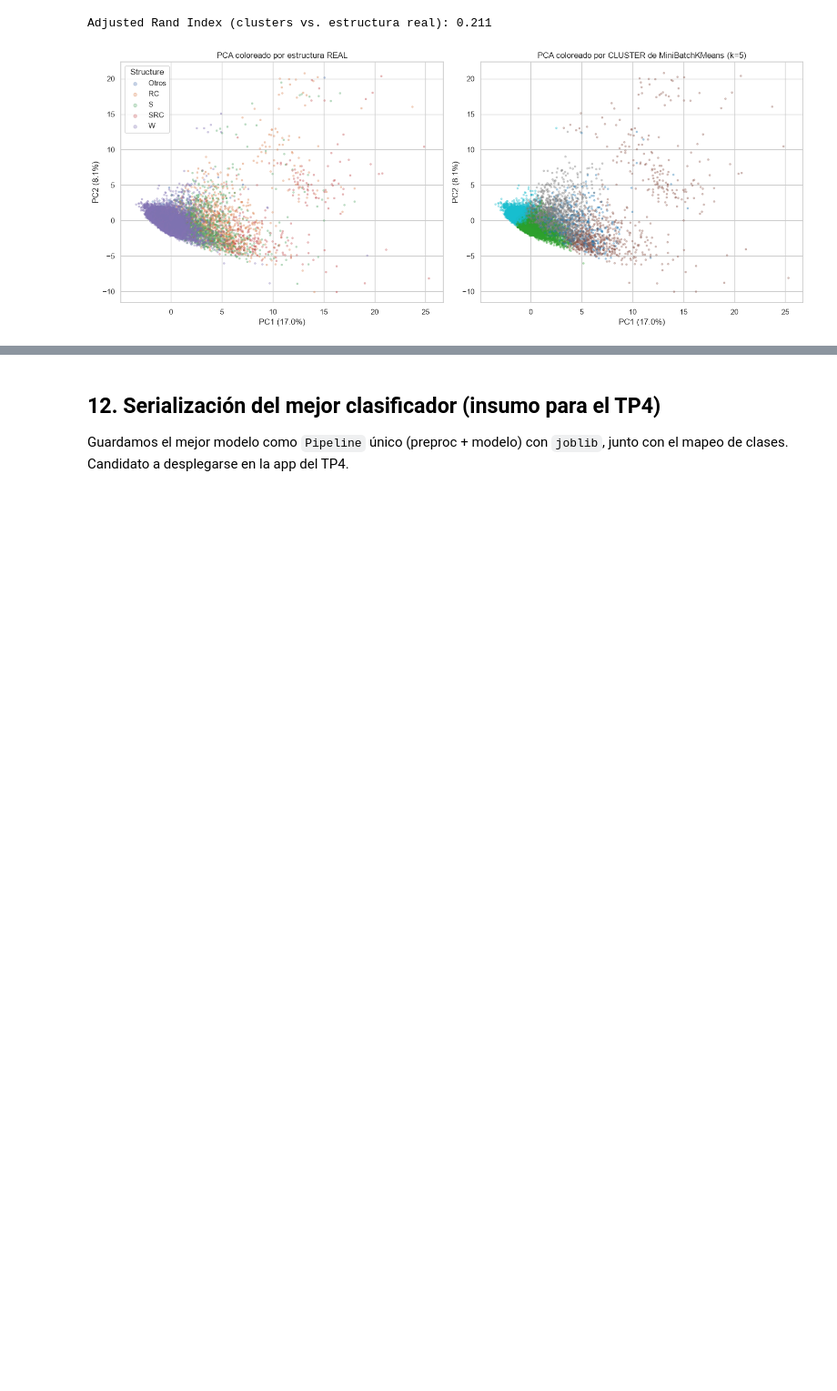
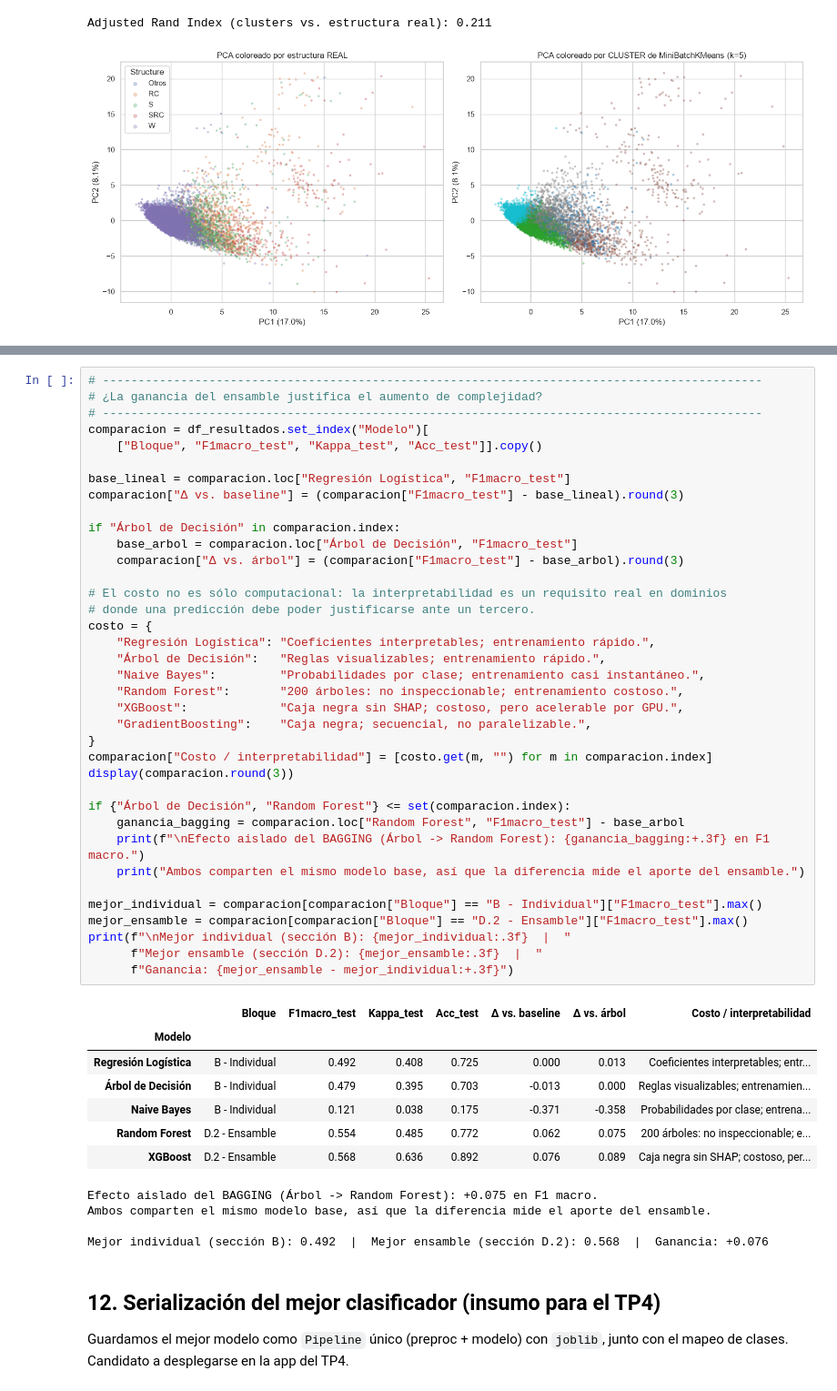
Before and after one commit to cjimenezmolano/Trabajo_Final_IA-I, a Jupyter notebook: notebooks/TP3_Clasificacion_Tokyo.ipynb, the cells around one changed output, grey strips where cells are left out. Shown at 91% size. Drawn from its saved outputs; the diff is of its cells as text; blank space fills up the shorter version.

```diff
--- a/notebooks/TP3_Clasificacion_Tokyo.ipynb
+++ b/notebooks/TP3_Clasificacion_Tokyo.ipynb
@@ -615,3 +739,52 @@ comparacion
+# %%
+# ---------------------------------------------------------------------------------------------
+# ¿La ganancia del ensamble justifica el aumento de complejidad?
+# ---------------------------------------------------------------------------------------------
+comparacion = df_resultados.set_index("Modelo")[
+    ["Bloque", "F1macro_test", "Kappa_test", "Acc_test"]].copy()
+
+base_lineal = comparacion.loc["Regresión Logística", "F1macro_test"]
+comparacion["Δ vs. baseline"] = (comparacion["F1macro_test"] - base_lineal).round(3)
+
+if "Árbol de Decisión" in comparacion.index:
+    base_arbol = comparacion.loc["Árbol de Decisión", "F1macro_test"]
+    comparacion["Δ vs. árbol"] = (comparacion["F1macro_test"] - base_arbol).round(3)
+
+# El costo no es sólo computacional: la interpretabilidad es un requisito real en dominios
+# donde una predicción debe poder justificarse ante un tercero.
+costo = {
+    "Regresión Logística": "Coeficientes interpretables; entrenamiento rápido.",
+    "Árbol de Decisión":   "Reglas visualizables; entrenamiento rápido.",
+    "Naive Bayes":         "Probabilidades por clase; entrenamiento casi instantáneo.",
+    "Random Forest":       "200 árboles: no inspeccionable; entrenamiento costoso.",
+    "XGBoost":             "Caja negra sin SHAP; costoso, pero acelerable por GPU.",
+    "GradientBoosting":    "Caja negra; secuencial, no paralelizable.",
+}
+comparacion["Costo / interpretabilidad"] = [costo.get(m, "") for m in comparacion.index]
+display(comparacion.round(3))
+
+if {"Árbol de Decisión", "Random Forest"} <= set(comparacion.index):
+    ganancia_bagging = comparacion.loc["Random Forest", "F1macro_test"] - base_arbol
+    print(f"\nEfecto aislado del BAGGING (Árbol -> Random Forest): {ganancia_bagging:+.3f} en F1 macro.")
+    print("Ambos comparten el mismo modelo base, así que la diferencia mide el aporte del ensamble.")
+
+mejor_individual = comparacion[comparacion["Bloque"] == "B - Individual"]["F1macro_test"].max()
+mejor_ensamble = comparacion[comparacion["Bloque"] == "D.2 - Ensamble"]["F1macro_test"].max()
+print(f"\nMejor individual (sección B): {mejor_individual:.3f}  |  "
+      f"Mejor ensamble (sección D.2): {mejor_ensamble:.3f}  |  "
+      f"Ganancia: {mejor_ensamble - mejor_individual:+.3f}")
+# %% [output]
+|  | Bloque | F1macro_test | Kappa_test | Acc_test | Δ vs. baseline | Δ vs. árbol | Costo / interpretabilidad |
+| Modelo |  |  |  |  |  |  |  |
+| Regresión Logística | B - Individual | 0.492 | 0.408 | 0.725 | 0.000 | 0.013 | Coeficientes interpretables; entr... |
+| Árbol de Decisión | B - Individual | 0.479 | 0.395 | 0.703 | -0.013 | 0.000 | Reglas visualizables; entrenamien... |
+| Naive Bayes | B - Individual | 0.121 | 0.038 | 0.175 | -0.371 | -0.358 | Probabilidades por clase; entrena... |
+| Random Forest | D.2 - Ensamble | 0.554 | 0.485 | 0.772 | 0.062 | 0.075 | 200 árboles: no inspeccionable; e... |
+| XGBoost | D.2 - Ensamble | 0.568 | 0.636 | 0.892 | 0.076 | 0.089 | Caja negra sin SHAP; costoso, per... |
+Efecto aislado del BAGGING (Árbol -> Random Forest): +0.075 en F1 macro.
+Ambos comparten el mismo modelo base, así que la diferencia mide el aporte del ensamble.
+
+Mejor individual (sección B): 0.492  |  Mejor ensamble (sección D.2): 0.568  |  Ganancia: +0.076
 # %% [markdown]
 ## 12. Serialización del mejor clasificador (insumo para el TP4)
 Guardamos el mejor modelo como `Pipeline` único (preproc + modelo) con `joblib`, junto con el mapeo de
```
Also changed, not shown: parts of 23 cells of this notebook, 2 other files.
